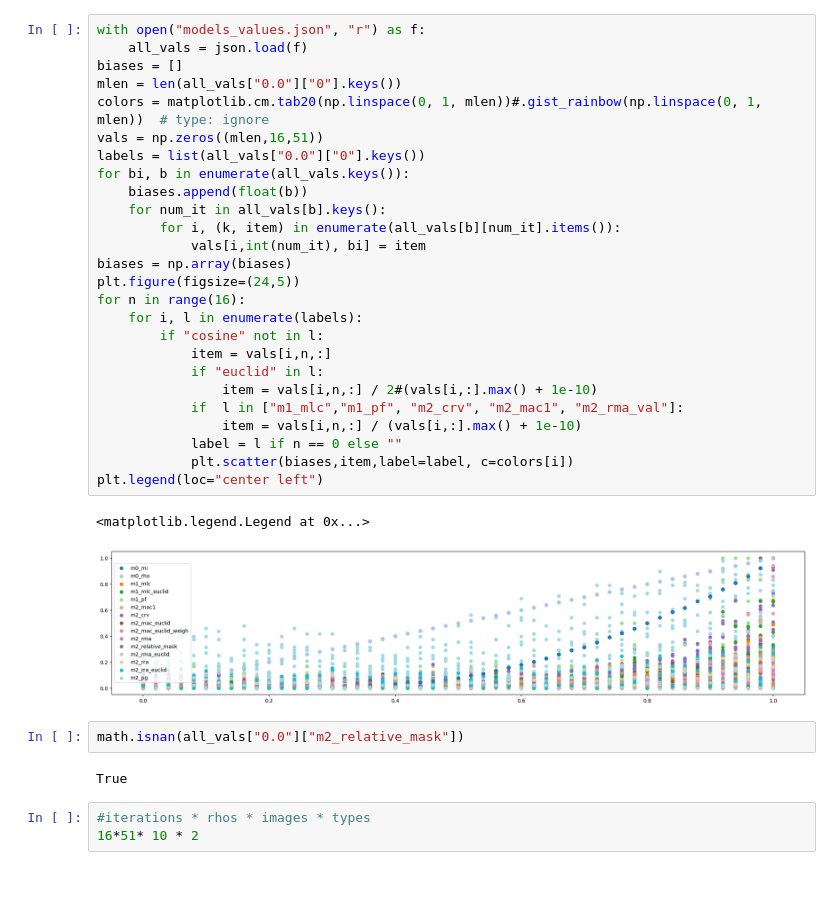
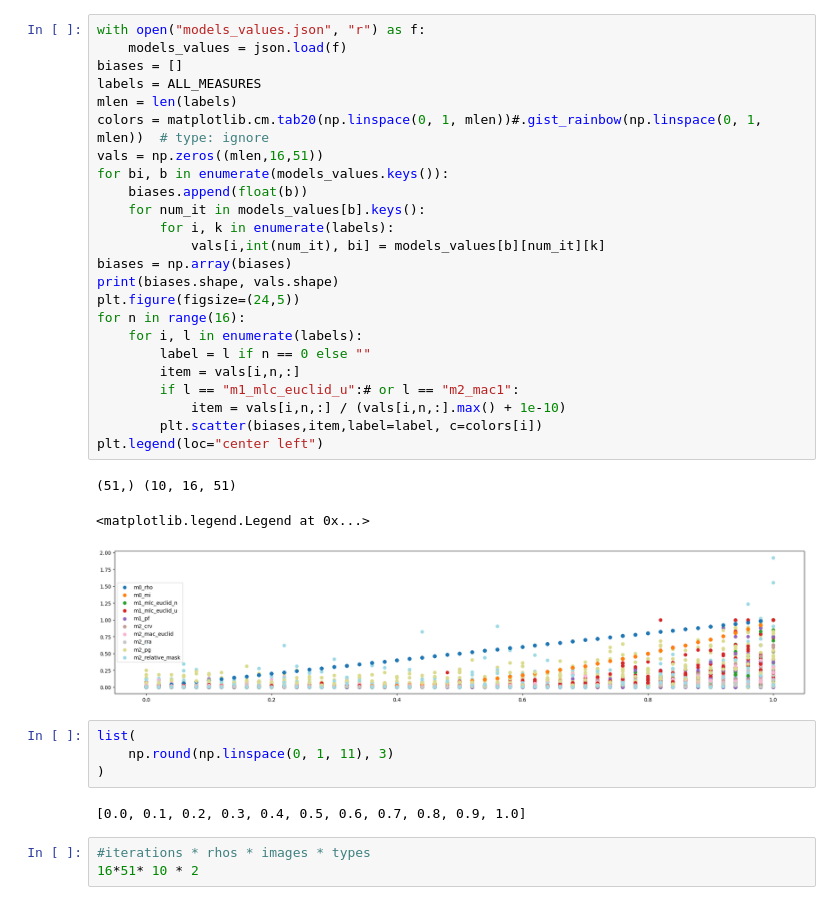
Before and after one commit to lillijo/xai-evaluation-master-thesis, a Jupyter notebook: experiments/compare_measures.ipynb, the cells around one changed output. Cells and saved outputs as stored; diff of their text form.

```diff
--- a/experiments/compare_measures.ipynb
+++ b/experiments/compare_measures.ipynb
@@ -61,36 +90,37 @@ plt.legend(loc="center left")
 # %%
 with open("models_values.json", "r") as f:
-    all_vals = json.load(f)
+    models_values = json.load(f)
 biases = []
-mlen = len(all_vals["0.0"]["0"].keys())
+labels = ALL_MEASURES
+mlen = len(labels)
 colors = matplotlib.cm.tab20(np.linspace(0, 1, mlen))#.gist_rainbow(np.linspace(0, 1, mlen))  # type: ignore
 vals = np.zeros((mlen,16,51))
-labels = list(all_vals["0.0"]["0"].keys())
-for bi, b in enumerate(all_vals.keys()):
+for bi, b in enumerate(models_values.keys()):
     biases.append(float(b))
-    for num_it in all_vals[b].keys():
-        for i, (k, item) in enumerate(all_vals[b][num_it].items()):
-            vals[i,int(num_it), bi] = item
+    for num_it in models_values[b].keys():
+        for i, k in enumerate(labels):
+            vals[i,int(num_it), bi] = models_values[b][num_it][k]
 biases = np.array(biases)
+print(biases.shape, vals.shape)
 plt.figure(figsize=(24,5))
 for n in range(16):
     for i, l in enumerate(labels):
-        if "cosine" not in l:
-            item = vals[i,n,:]
-            if "euclid" in l:
-                item = vals[i,n,:] / 2#(vals[i,:].max() + 1e-10)
-            if  l in ["m1_mlc","m1_pf", "m2_crv", "m2_mac1", "m2_rma_val"]:
-                item = vals[i,n,:] / (vals[i,:].max() + 1e-10)
-            label = l if n == 0 else ""
-            plt.scatter(biases,item,label=label, c=colors[i])
+        label = l if n == 0 else ""
+        item = vals[i,n,:]
+        if l == "m1_mlc_euclid_u":# or l == "m2_mac1":
+            item = vals[i,n,:] / (vals[i,n,:].max() + 1e-10)
+        plt.scatter(biases,item,label=label, c=colors[i])
 plt.legend(loc="center left")
 # %% [output]
-<matplotlib.legend.Legend at 0x...>
+(51,) (10, 16, 51)
+<matplotlib.legend.Legend at 0x...>
-[figure, old version]
+[figure, new version]
-# %%
-math.isnan(all_vals["0.0"]["m2_relative_mask"])
-# %% [output]
-True
+# %%
+list(
+    np.round(np.linspace(0, 1, 11), 3)
+)
+# %% [output]
+[0.0, 0.1, 0.2, 0.3, 0.4, 0.5, 0.6, 0.7, 0.8, 0.9, 1.0]
 # %%
 #iterations * rhos * images * types
 16*51* 10 * 2
```
Also changed, not shown: parts of 5 cells of this notebook, 8 other files.
